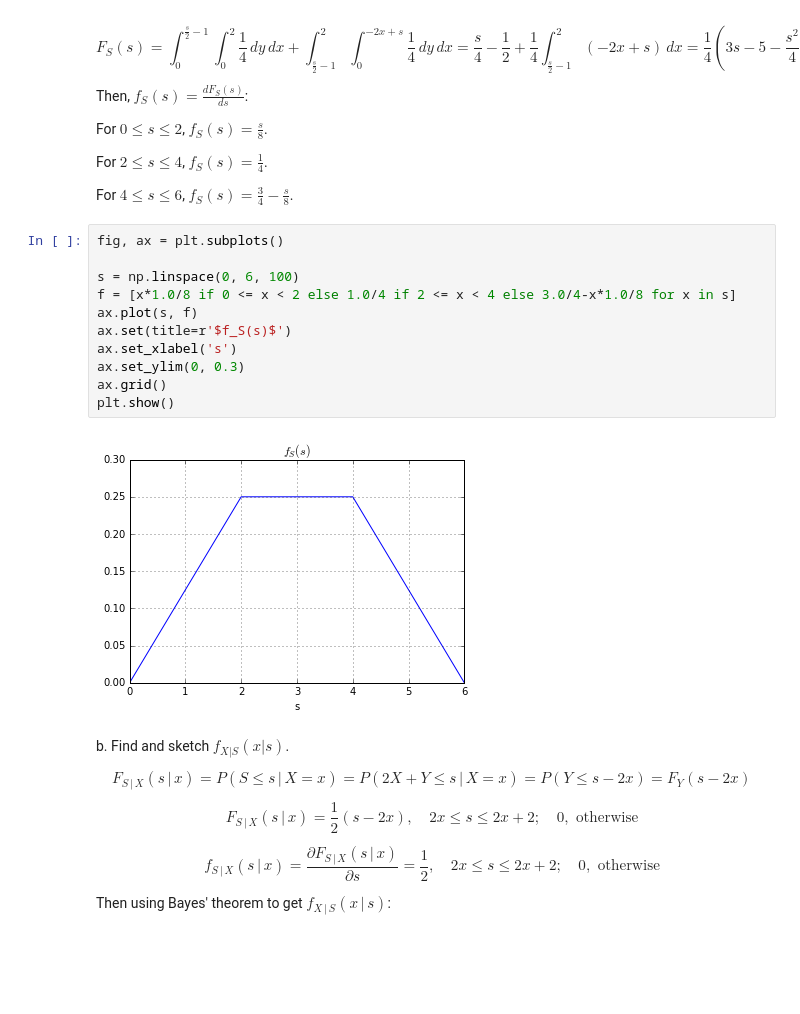
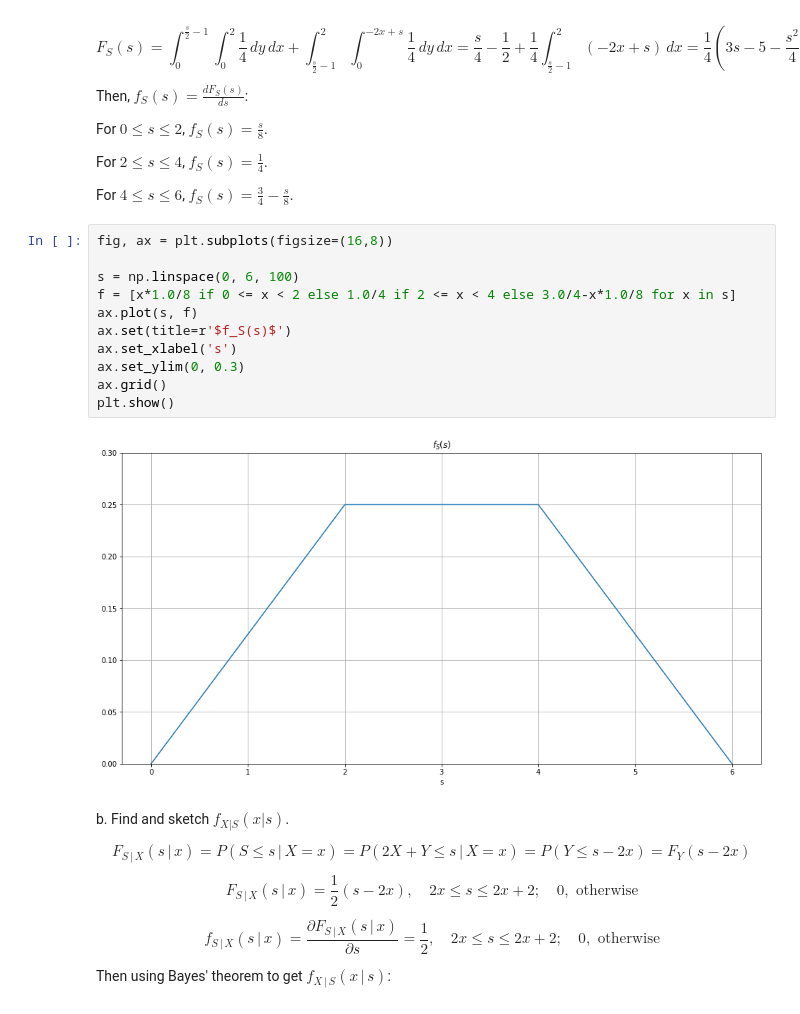
Before and after one commit to klarrieu/HYD142, a Jupyter notebook: HW1.ipynb, the cells around one changed output. Drawn from its saved outputs; the diff is of its cells as text; blank space fills up the shorter version.

```diff
--- a/HW1.ipynb
+++ b/HW1.ipynb
@@ -188,18 +188,18 @@ For $2 \leq s \leq 4$, $\boxed{f_S(s) = \frac{1}{4}}$.
 
 For $4 \leq s \leq 6$, $\boxed{f_S(s) = \frac{3}{4}-\frac{s}{8}}$.
 # %%
-fig, ax = plt.subplots()
+fig, ax = plt.subplots(figsize=(16,8))
 
 s = np.linspace(0, 6, 100)
 f = [x*1.0/8 if 0 <= x < 2 else 1.0/4 if 2 <= x < 4 else 3.0/4-x*1.0/8 for x in s]
 ax.plot(s, f)
 ax.set(title=r'$f_S(s)$')
 ax.set_xlabel('s')
 ax.set_ylim(0, 0.3)
 ax.grid()
 plt.show()
 # %% [output]
-[figure, old version]
+[figure, new version]
 # %% [markdown]
 b. Find and sketch $f_{X|S}(x|s)$.
 
```
Also changed, not shown: parts of 8 cells of this notebook.
